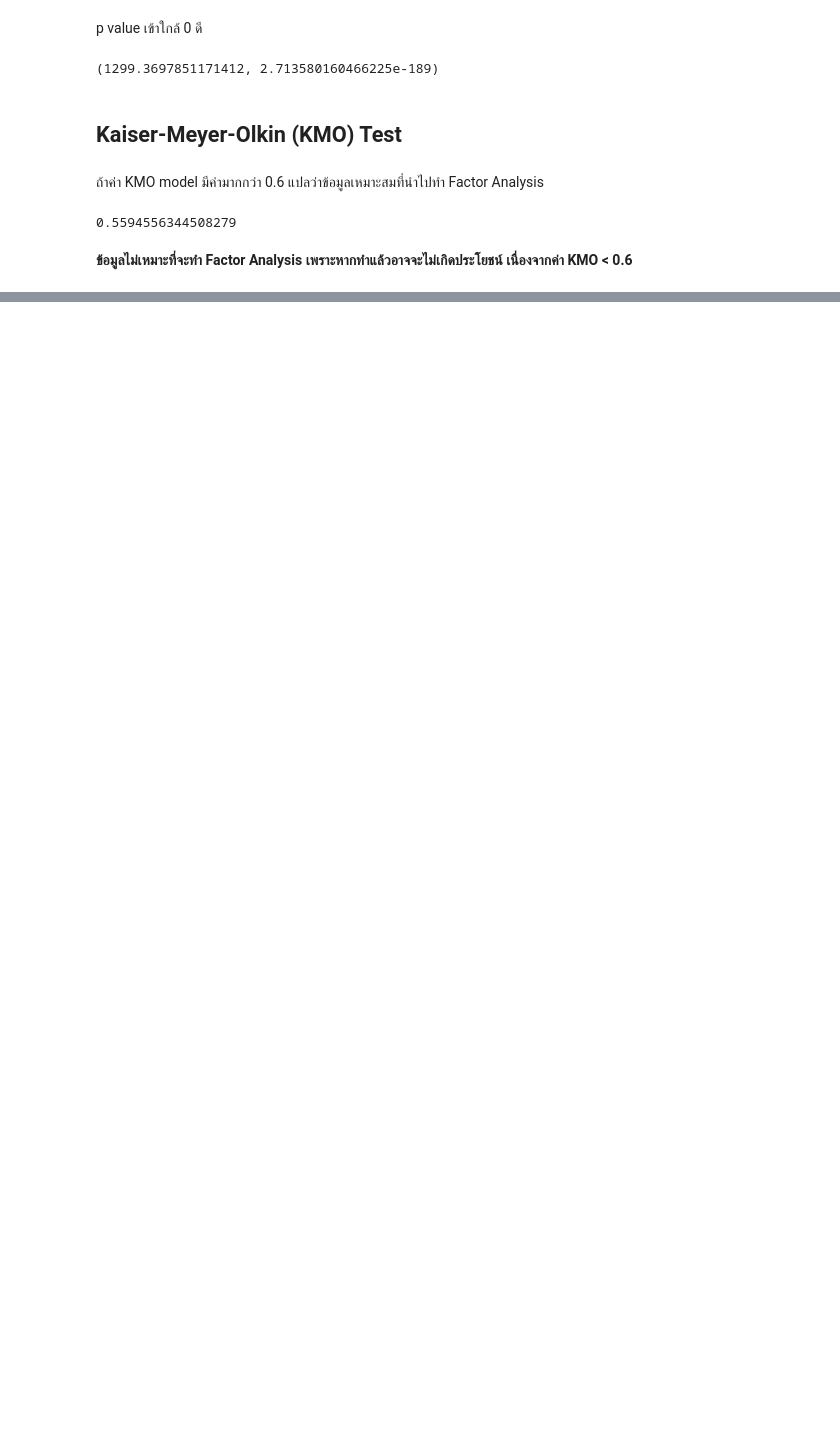
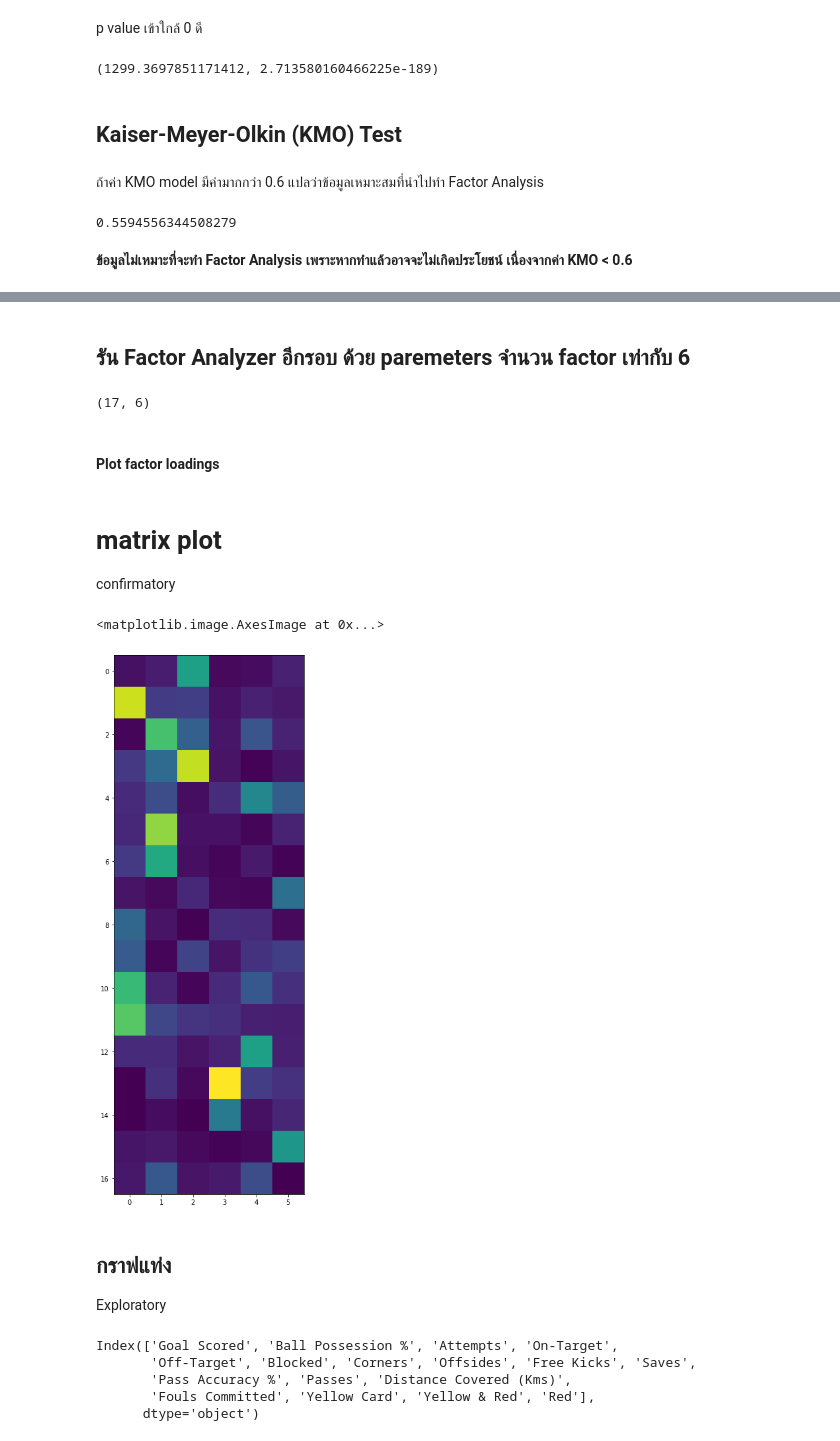
Before and after one commit to Pornchita2541/Multivariate, a Jupyter notebook: Chapter_5_Factor_Analysis.ipynb, the cells around one changed output, grey strips where cells are left out. Saved outputs shown, nothing was run; the diff lists cells and outputs as text; code cells hidden in the pictures; blank space fills up the shorter version.

```diff
--- a/Chapter_5_Factor_Analysis.ipynb
+++ b/Chapter_5_Factor_Analysis.ipynb
@@ -283,0 +352,12 @@ kmo_model
+# %% [markdown]
+## รัน Factor Analyzer อีกรอบ ด้วย paremeters จำนวน factor เท่ากับ 6
+# %%
+from factor_analyzer import FactorAnalyzer
+fa2 = FactorAnalyzer(n_factors=6)
+data_fa = fa2.fit_transform(FIFA_data_dropped)
+# %%
+fa2.loadings_.shape
+# %% [output]
+(17, 6)
+# %% [markdown]
+#### Plot factor loadings
@@ -283,0 +368,20 @@ kmo_model
+# %% [markdown]
+# matrix plot
+confirmatory
+# %%
+matplotlib.rcParams['figure.figsize']=[15,15]
+plt.imshow(np.absolute(fa2.loadings_))
+# %% [output]
+<matplotlib.image.AxesImage at 0x...>
+[figure, added]
+# %% [markdown]
+## กราฟแท่ง
+Exploratory
+# %%
+FIFA_data_dropped.columns
+# %% [output]
+Index(['Goal Scored', 'Ball Possession %', 'Attempts', 'On-Target',
+       'Off-Target', 'Blocked', 'Corners', 'Offsides', 'Free Kicks', 'Saves',
+       'Pass Accuracy %', 'Passes', 'Distance Covered (Kms)',
+       'Fouls Committed', 'Yellow Card', 'Yellow & Red', 'Red'],
+      dtype='object')
```
Also changed, not shown: parts of 20 cells of this notebook.
